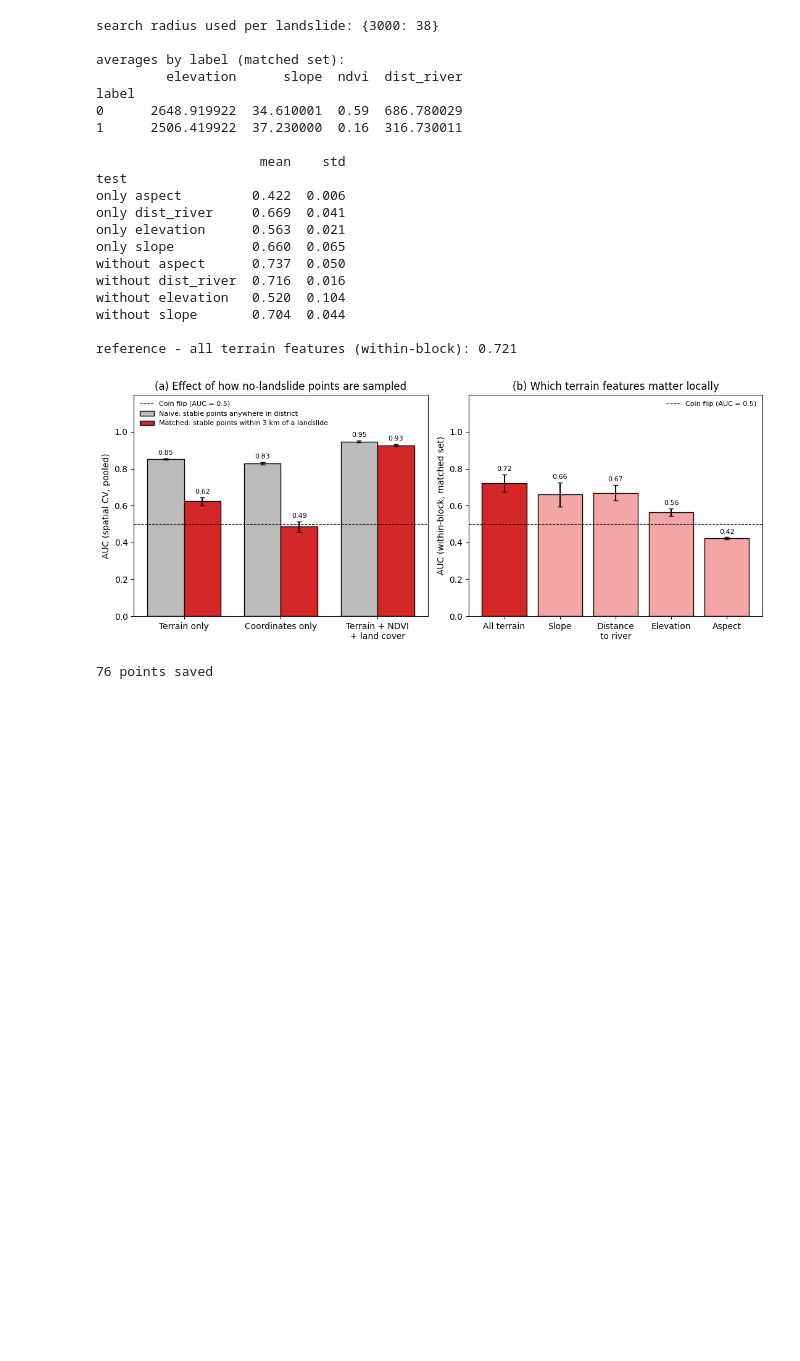
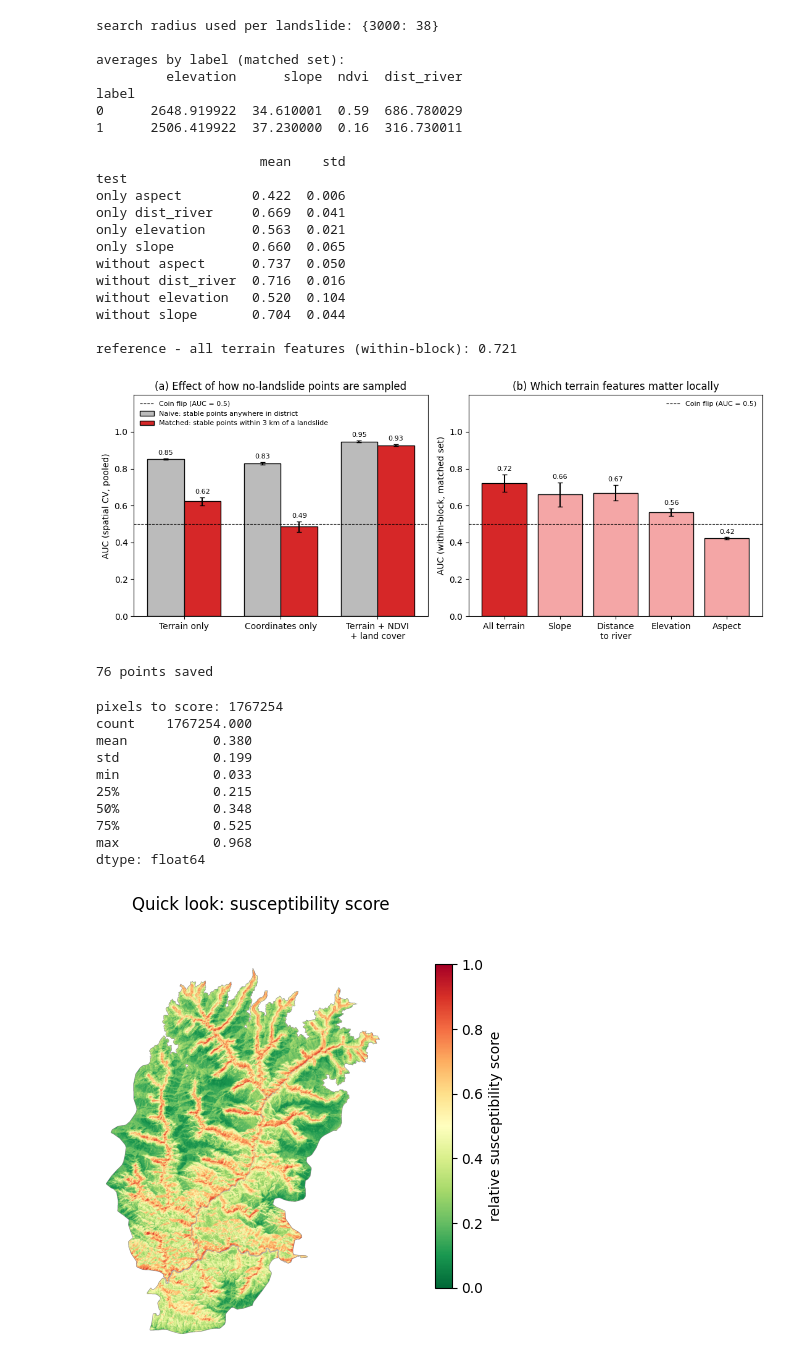
Before and after one commit to makkergauri/uttarakhand-landslide-risk, a Jupyter notebook: 03_model.ipynb, the cells around one changed output. Saved outputs shown, nothing was run; the diff lists cells and outputs as text; code cells hidden in the pictures; blank space fills up the shorter version.

Commit message:
Add susceptibility map (Fig 5) and held-out class check

```diff
--- a/03_model.ipynb
+++ b/03_model.ipynb
@@ -441,3 +441,56 @@ m.to_crs("EPSG:4326").to_file(f"{base}/training_points_matched_wgs84.geojson", d
 print(len(m), "points saved")
 # %% [output]
 76 points saved
+# %%
+# Cell 11 - train the final model on all matched points, then score every pixel in the district
+final_rf = make_rf(42).fit(df_m[terrain_features], df_m["label"])
+
+with rasterio.open(tif) as src:
+    bands = src.read().astype("float32")
+    profile = src.profile
+
+elev_b, slope_b, aspect_b, ndvi_b, lc_b, dist_b = bands
+
+# same terrain the training points came from; everything else = "not modelled"
+domain = (elev_b > 0) & (elev_b < 3500) & (lc_b != 70) & (lc_b != 80)
+
+X = pd.DataFrame({
+    "elevation": elev_b[domain],
+    "slope": slope_b[domain],
+    "aspect_sin": np.sin(np.deg2rad(aspect_b[domain])),
+    "aspect_cos": np.cos(np.deg2rad(aspect_b[domain])),
+    "dist_river": dist_b[domain],
+})[terrain_features]   # same column order as in training
+print("pixels to score:", len(X))
+
+score = final_rf.predict_proba(X)[:, 1]
+
+# put the scores back into a map-shaped array; NaN = not modelled
+susc = np.full(elev_b.shape, np.nan, dtype="float32")
+susc[domain] = score
+
+profile.update(count=1, dtype="float32", nodata=np.nan)
+with rasterio.open(f"{base}/rudraprayag_susceptibility.tif", "w", **profile) as dst:
+    dst.write(susc, 1)
+
+print(pd.Series(score).describe().round(3))
+
+# quick look - the proper Figure 5 comes next
+plt.figure(figsize=(5, 6))
+plt.imshow(susc, cmap="RdYlGn_r", vmin=0, vmax=1)
+plt.colorbar(label="relative susceptibility score", shrink=0.7)
+plt.title("Quick look: susceptibility score")
+plt.axis("off")
+plt.show()
+# %% [output]
+pixels to score: 1767254
+count    1767254.000
+mean           0.380
+std            0.199
+min            0.033
+25%            0.215
+50%            0.348
+75%            0.525
+max            0.968
+dtype: float64
+[figure, added]
```
Also changed, not shown: parts of 2 cells of this notebook.
